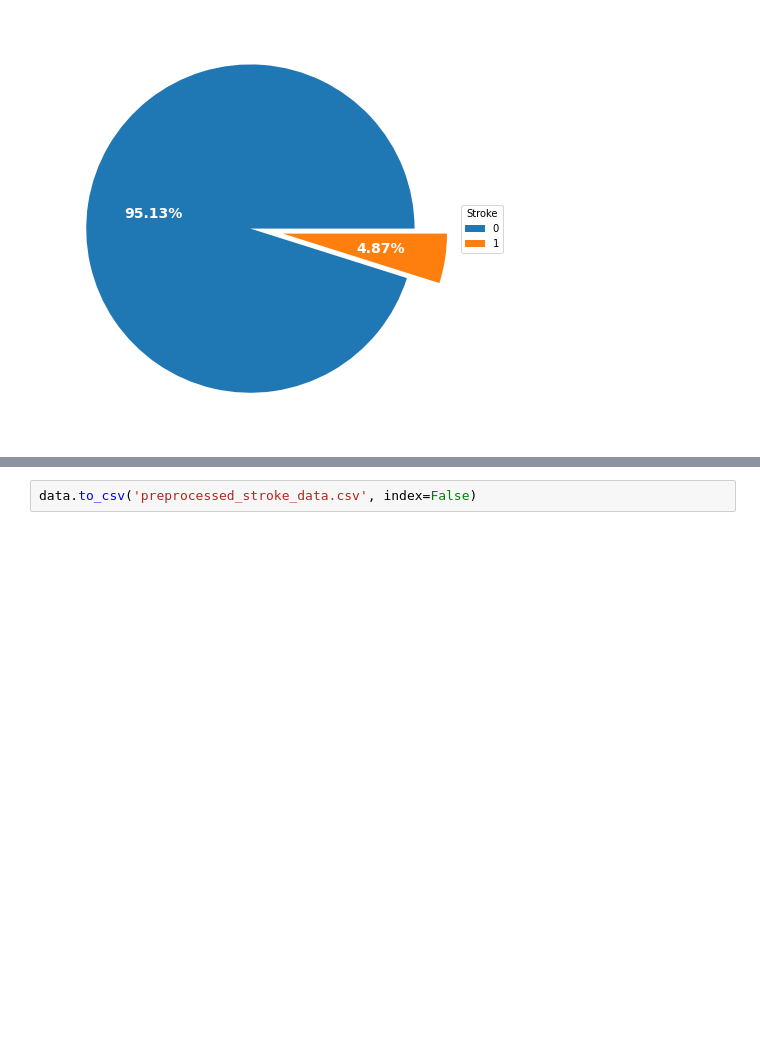
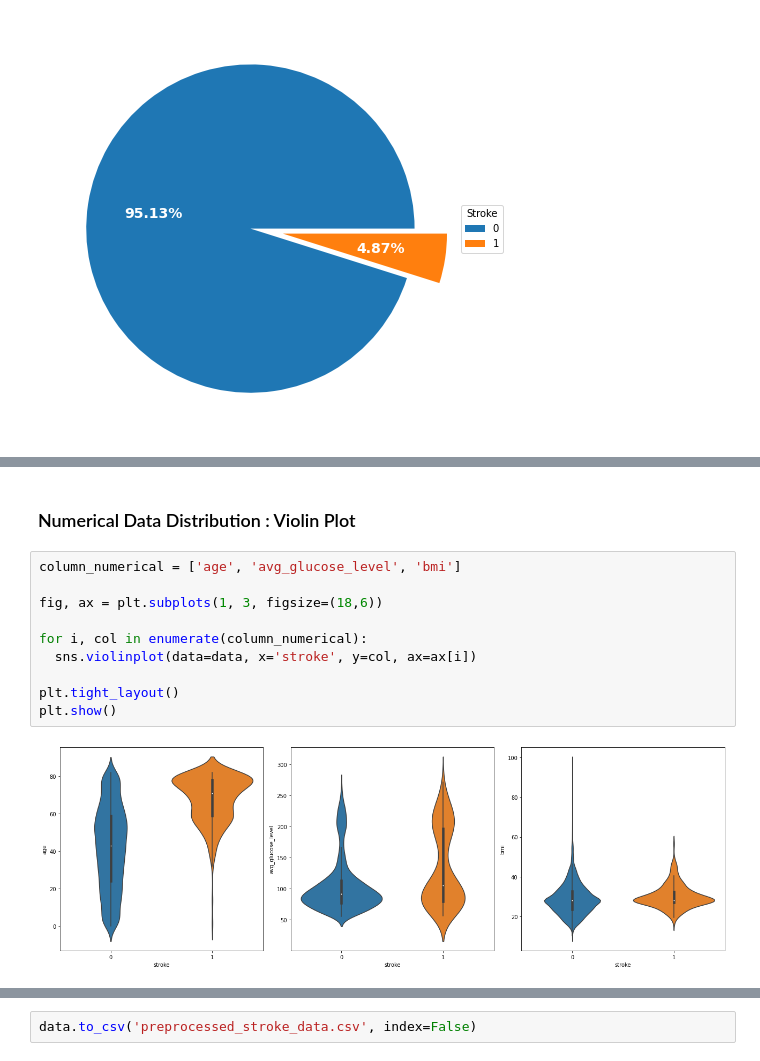
Before and after one commit to hafizhaua/stroke-pred-gaussian-naive-bayes, a Jupyter notebook: stroke-pred-with-preprocess.ipynb, the cells around one changed output, grey strips where cells are left out. Saved outputs shown, nothing was run; the diff lists cells and outputs as text; blank space fills up the shorter version.

```diff
--- a/stroke-pred-with-preprocess.ipynb
+++ b/stroke-pred-with-preprocess.ipynb
@@ -132,0 +173,14 @@ plt.show()
+# %% [markdown]
+### Numerical Data Distribution : Violin Plot
+# %%
+column_numerical = ['age', 'avg_glucose_level', 'bmi']
+
+fig, ax = plt.subplots(1, 3, figsize=(18,6))
+
+for i, col in enumerate(column_numerical):
+  sns.violinplot(data=data, x='stroke', y=col, ax=ax[i])
+
+plt.tight_layout()
+plt.show()
+# %% [output]
+[figure, added]
```
Also changed, not shown: parts of 11 cells of this notebook.
